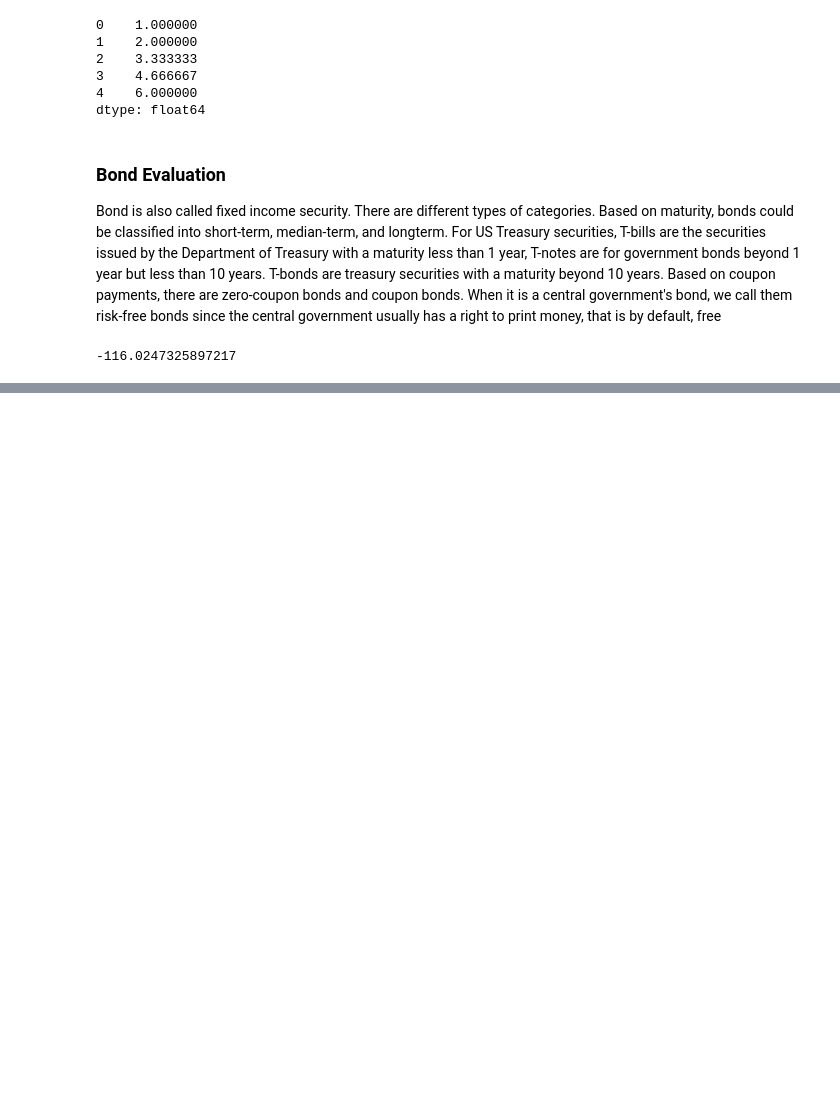
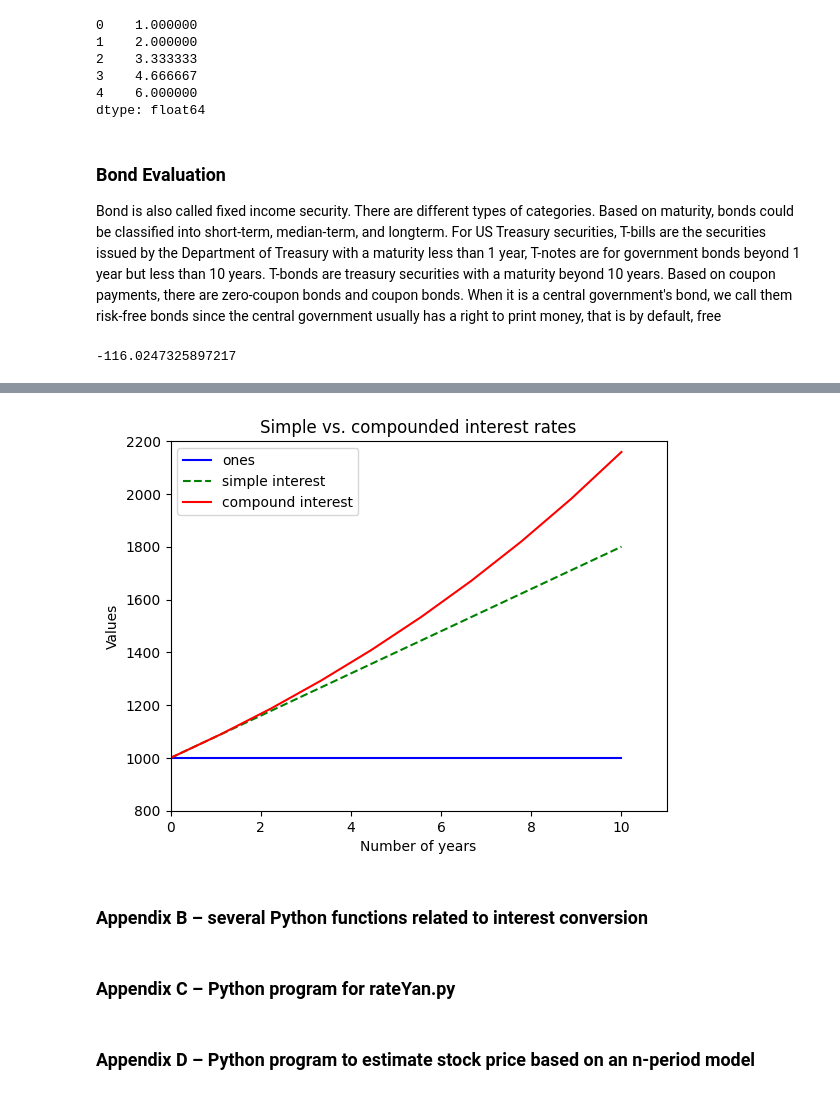
Before and after one commit to leoouyang781/Test-Repository, a Jupyter notebook: Python-For-Finance-2nd-Edition/Chapter 5.ipynb, the cells around one changed output, grey strips where cells are left out. Saved outputs shown, nothing was run; the diff lists cells and outputs as text; code cells hidden in the pictures; blank space fills up the shorter version.

```diff
--- a/Python-For-Finance-2nd-Edition/Chapter 5.ipynb
+++ b/Python-For-Finance-2nd-Edition/Chapter 5.ipynb
@@ -137,0 +172,26 @@ npf.pv(0.024,3,0.08*100, 100)
+# %%
+import numpy as np
+from matplotlib.pyplot import *
+from pylab import *
+
+pv=1000
+r=0.08
+n=10
+t=linspace(0,n,n)
+y1=np.ones(len(t))*pv # a horizontal line
+y2=pv*(1+r*t)
+y3=pv*(1+r)**t
+title('Simple vs. compounded interest rates')
+xlabel('Number of years')
+ylabel('Values')
+xlim(0,11)
+ylim(800,2200)
+plot(t, y1, 'b-', label = 'ones')
+plot(t, y2, 'g--', label = 'simple interest')
+plot(t, y3, 'r-', label = 'compound interest')
+legend(loc = 'best')
+show()
+# %% [output]
+[figure, added]
+# %% [markdown]
+### Appendix B – several Python functions related to interest conversion
@@ -137,0 +227,2 @@ npf.pv(0.024,3,0.08*100, 100)
+# %% [markdown]
+### Appendix C – Python program for rateYan.py
@@ -137,0 +291,2 @@ npf.pv(0.024,3,0.08*100, 100)
+# %% [markdown]
+### Appendix D – Python program to estimate stock price based on an n-period model
```
Also changed, not shown: parts of 13 cells of this notebook, 1 other file.
